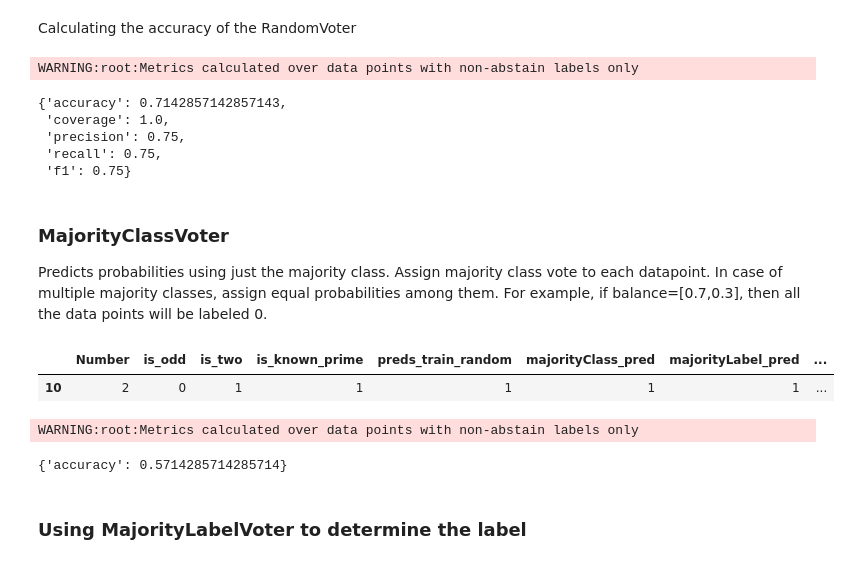
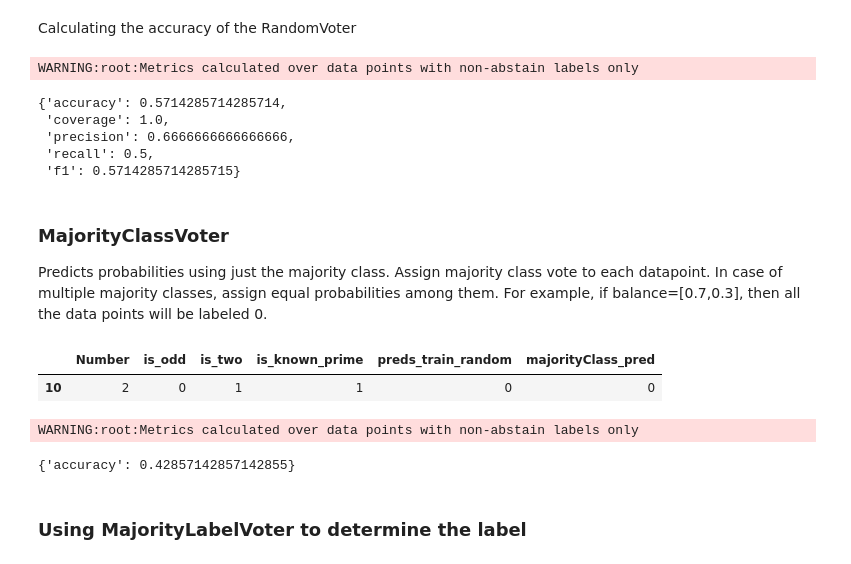
Before and after one commit to johnfkraus/practical-weak-supervision, a Jupyter notebook: ch02_labeling_and_augmentation/labeling_v1.ipynb, the cells around one changed output. Drawn from its saved outputs; the diff is of its cells as text; code cells hidden in the pictures.

```diff
--- a/ch02_labeling_and_augmentation/labeling_v1.ipynb
+++ b/ch02_labeling_and_augmentation/labeling_v1.ipynb
@@ -242,14 +242,17 @@ Calculating the accuracy of the RandomVoter
 metrics = random_model.score(preds_valid_random, true_labels, metrics = ['accuracy', 'coverage', 'precision', 'recall', 'f1'])  #, metrics- =['accuracy'])
 
 accuracy_random_model = metrics["accuracy"]
+
+df_valid_metrics = pd.DataFrame
+# df_valid_metrics["accur_rand_mod"] = np.ndarray(int(accuracy_random_model))
 metrics
 # %% [output]
 WARNING:root:Metrics calculated over data points with non-abstain labels only
-{'accuracy': 0.7142857142857143,
+{'accuracy': 0.5714285714285714,
  'coverage': 1.0,
- 'precision': 0.75,
- 'recall': 0.75,
- 'f1': 0.75}
+ 'precision': 0.6666666666666666,
+ 'recall': 0.5,
+ 'f1': 0.5714285714285715}
 # %% [markdown]
 ### MajorityClassVoter
 
@@ -258,22 +261,22 @@ Predicts probabilities using just the majority class.  Assign majority class vot
 from snorkel.labeling.model import MajorityClassVoter
 # %%
 majorityClass_model = MajorityClassVoter()
-# majorityClass_model.fit(balance=np.array([0.7, 0.3]))
+majorityClass_model.fit(balance=np.array([0.7, 0.3]))
 # majorityClass_model.fit(balance=np.array([0.3, 0.7]))
 majorityClass_train_random = majorityClass_model.predict(L=L_train)
 majorityClass_valid_random = majorityClass_model.predict(L=L_valid)
 df["majorityClass_pred"] = majorityClass_train_random
 df[df["Number"] == 2]
 # %% [output]
-|  | Number | is_odd | is_two | is_known_prime | preds_train_random | majorityClass_pred | majorityLabel_pred | ... |
-| 10 | 2 | 0 | 1 | 1 | 1 | 1 | 1 | ... |
+|  | Number | is_odd | is_two | is_known_prime | preds_train_random | majorityClass_pred |
+| 10 | 2 | 0 | 1 | 1 | 0 | 0 |
 # %%
 metrics = majorityClass_model.score(majorityClass_valid_random, true_labels, metrics=['accuracy'])
 accuracy_majority_class_model = metrics["accuracy"]
 metrics
 # %% [output]
 WARNING:root:Metrics calculated over data points with non-abstain labels only
-{'accuracy': 0.5714285714285714}
+{'accuracy': 0.42857142857142855}
 # %% [markdown]
 ### Using MajorityLabelVoter to determine the label
 # %%
```
Also changed, not shown: parts of 13 cells of this notebook.
